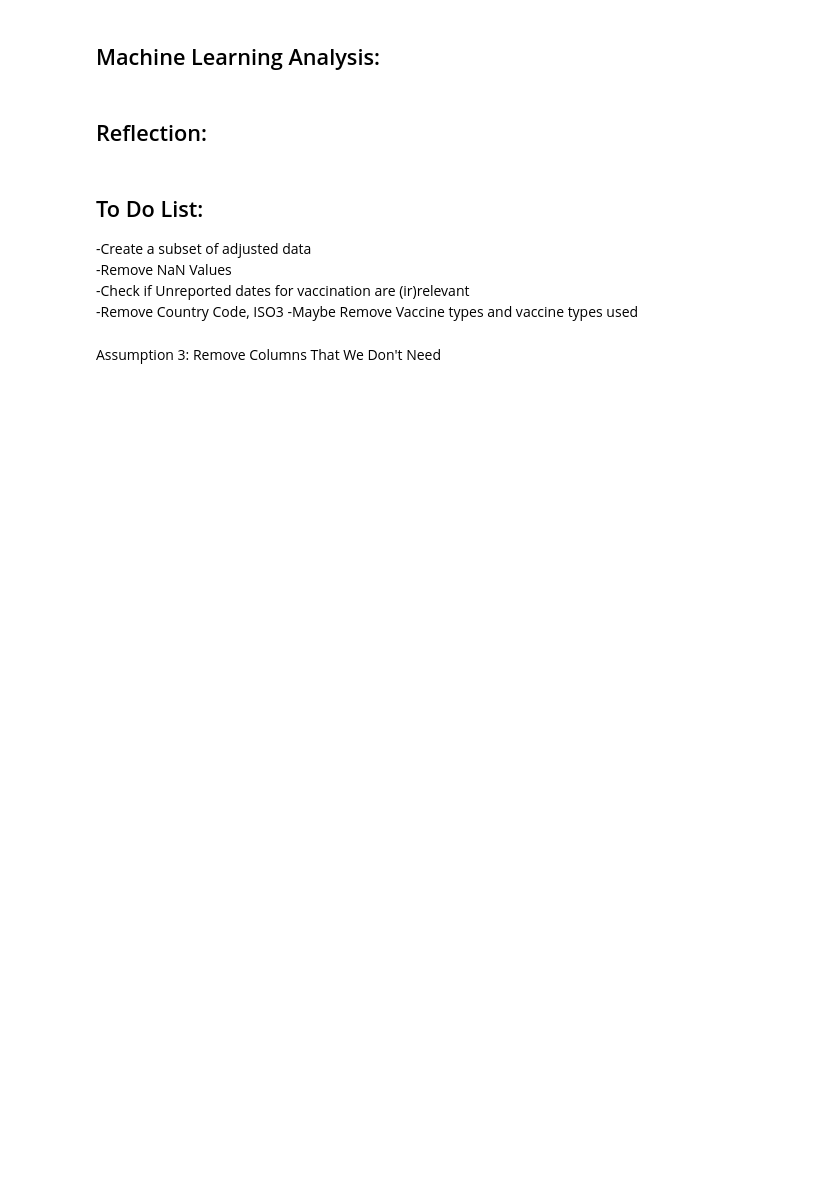
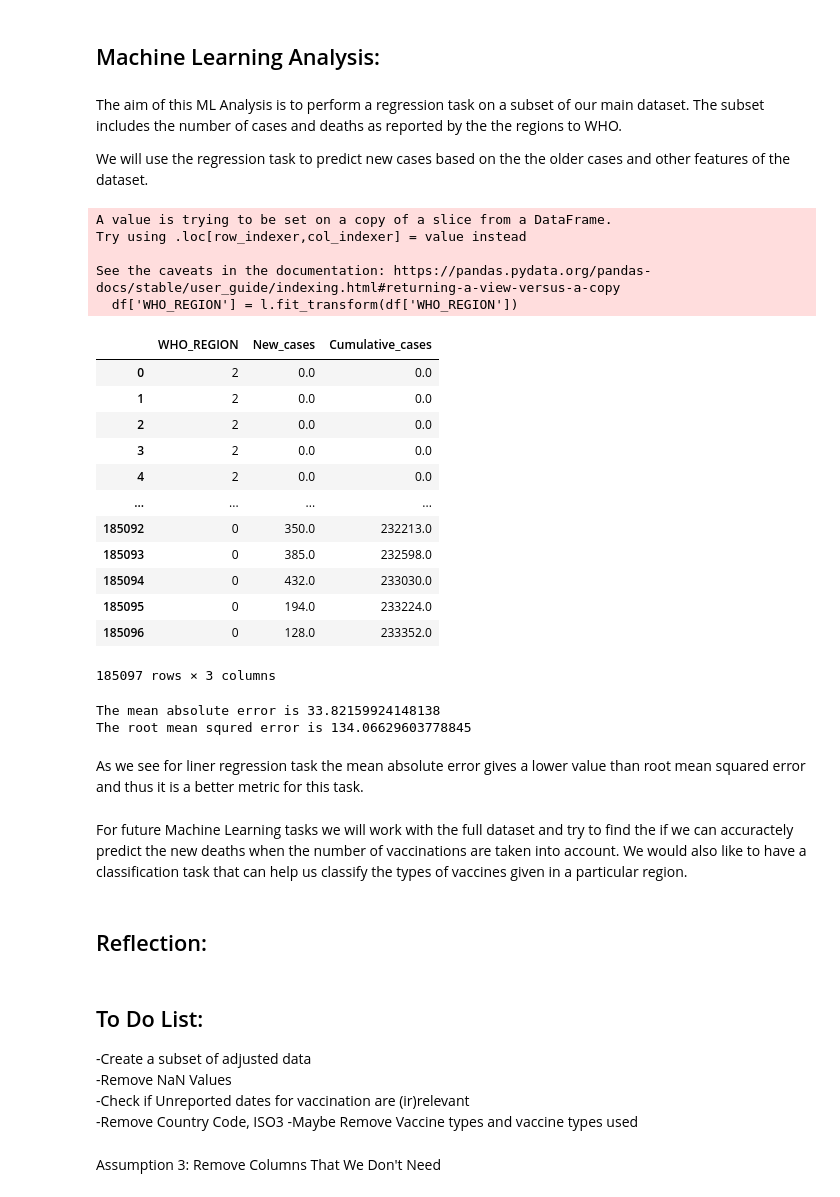
Before and after one commit to uic-cs418/cs418-spring22-the-wild-card, a Jupyter notebook: Covid Analysis.ipynb, the cells around one changed output. Cells and saved outputs as stored; diff of their text form; code cells hidden in the pictures; blank space fills up the shorter version.

```diff
--- a/Covid Analysis.ipynb
+++ b/Covid Analysis.ipynb
@@ -357,5 +400,64 @@ As shown in the data, the amount of new cases were increasing at a steady rate f
 # %% [markdown]
 ## Machine Learning Analysis:
+# %% [markdown]
+The aim of this ML Analysis is to perform a regression task on a subset of our main dataset. The subset includes the number of cases and deaths as reported by the the regions to WHO.
+
+We will use the regression task to predict new cases based on the the older cases and other features of the dataset.
+# %%
+import datetime as dt
+from sklearn.preprocessing import LabelEncoder
+from sklearn.model_selection import train_test_split
+from sklearn.linear_model import LinearRegression
+from sklearn.metrics import mean_squared_error, mean_absolute_error
+
+df = main[main.columns[0:7]]
+
+target = df['New_deaths']
+
+
+l = LabelEncoder()
+df['WHO_REGION'] = l.fit_transform(df['WHO_REGION'])
+new_df = df.drop(columns = ['New_deaths', 'COUNTRY', 'Date_reported', 'Country_code'])
+new_df
+# %% [output]
+A value is trying to be set on a copy of a slice from a DataFrame.
+Try using .loc[row_indexer,col_indexer] = value instead
+
+See the caveats in the documentation: https://pandas.pydata.org/pandas-docs/stable/user_guide/indexing.html#returning-a-view-versus-a-copy
+  df['WHO_REGION'] = l.fit_transform(df['WHO_REGION'])
+|  | WHO_REGION | New_cases | Cumulative_cases |
+| 0 | 2 | 0.0 | 0.0 |
+| 1 | 2 | 0.0 | 0.0 |
+| 2 | 2 | 0.0 | 0.0 |
+| 3 | 2 | 0.0 | 0.0 |
+| 4 | 2 | 0.0 | 0.0 |
+| ... | ... | ... | ... |
+| 185092 | 0 | 350.0 | 232213.0 |
+| 185093 | 0 | 385.0 | 232598.0 |
+| 185094 | 0 | 432.0 | 233030.0 |
+| 185095 | 0 | 194.0 | 233224.0 |
+| 185096 | 0 | 128.0 | 233352.0 |
+185097 rows × 3 columns
+# %%
+X_train, X_test, y_train, y_test = train_test_split(new_df, target, test_size = 0.2)
+
+reg = LinearRegression()
+reg.fit(X_train, y_train)
+
+
+predict = reg.predict(X_test)
+rmse = mean_squared_error(y_test, predict, squared = False)
+mae = mean_absolute_error(y_test, predict)
+
+print("The mean absolute error is", mae)
+print('The root mean squred error is', rmse)
+# %% [output]
+The mean absolute error is 33.82159924148138
+The root mean squred error is 134.06629603778845
+# %% [markdown]
+As we see for liner regression task the mean absolute error gives a lower value than root mean squared error and thus it is a better metric for this task.
+# %% [markdown]
+For future Machine Learning tasks we will work with the full dataset and try to find the if we can accuractely predict the new deaths when the number of vaccinations are taken into account. We would also like to have a classification task that can help us classify the types of vaccines given in a particular region.
 # %% [markdown]
 ## Reflection:
 # %% [markdown]
```
Also changed, not shown: parts of 6 cells of this notebook.
